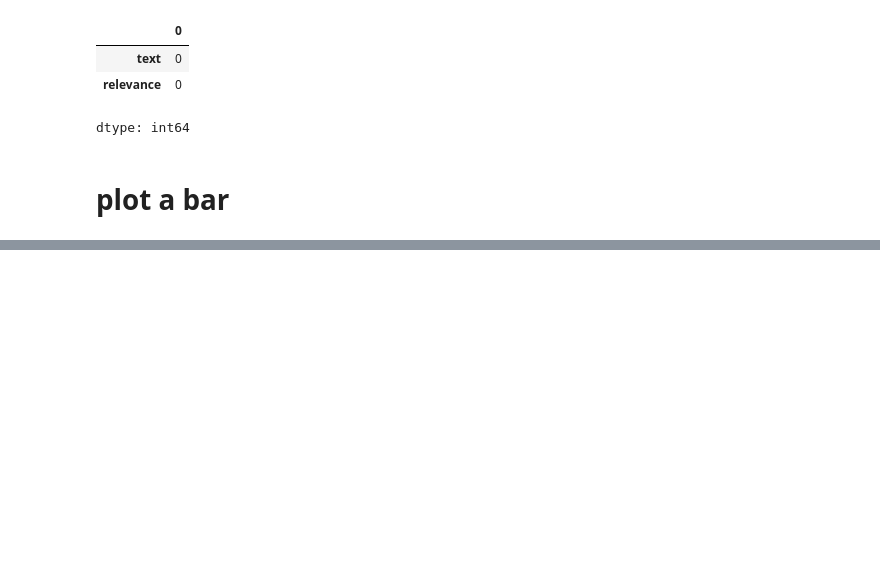
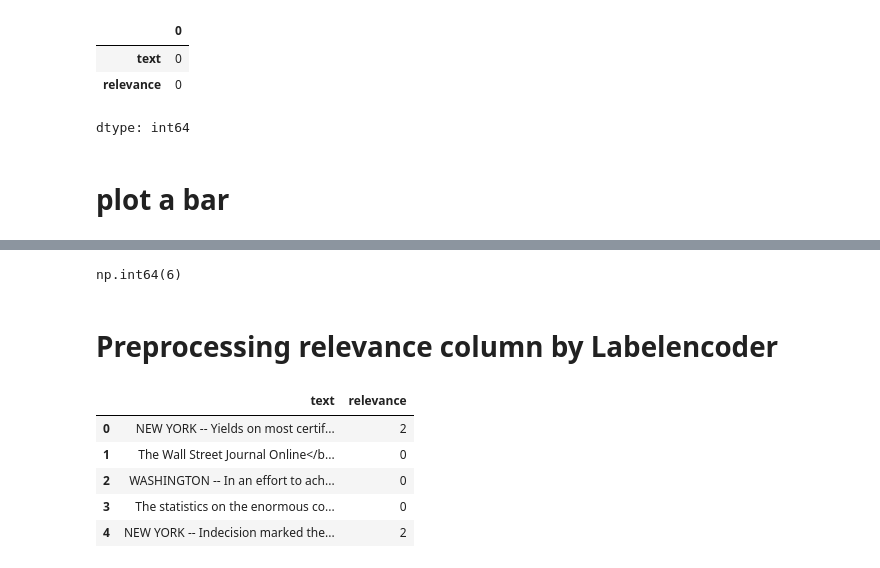
Before and after one commit to minhaz1172/NLP, a Jupyter notebook: Text_Classification(Using_ML).ipynb, the cells around one changed output, grey strips where cells are left out. Drawn from its saved outputs; the diff is of its cells as text; code cells hidden in the pictures; blank space fills up the shorter version.

```diff
--- a/Text_Classification(Using_ML).ipynb
+++ b/Text_Classification(Using_ML).ipynb
@@ -117,3 +119,21 @@ fig.update_layout(
 fig.show()
 # %% [output]
 [interactive output not drawn]
+# %%
+data.duplicated().sum()
+# %% [output]
+np.int64(6)
+# %% [markdown]
+# Preprocessing relevance column by Labelencoder
+# %%
+from sklearn.preprocessing import LabelEncoder
+le=LabelEncoder()
+data['relevance']=le.fit_transform(data['relevance'])
+data.head()
+# %% [output]
+|  | text | relevance |
+| 0 | NEW YORK -- Yields on most certif... | 2 |
+| 1 | The Wall Street Journal Online</b... | 0 |
+| 2 | WASHINGTON -- In an effort to ach... | 0 |
+| 3 | The statistics on the enormous co... | 0 |
+| 4 | NEW YORK -- Indecision marked the... | 2 |
```
Also changed, not shown: parts of 21 cells of this notebook.
